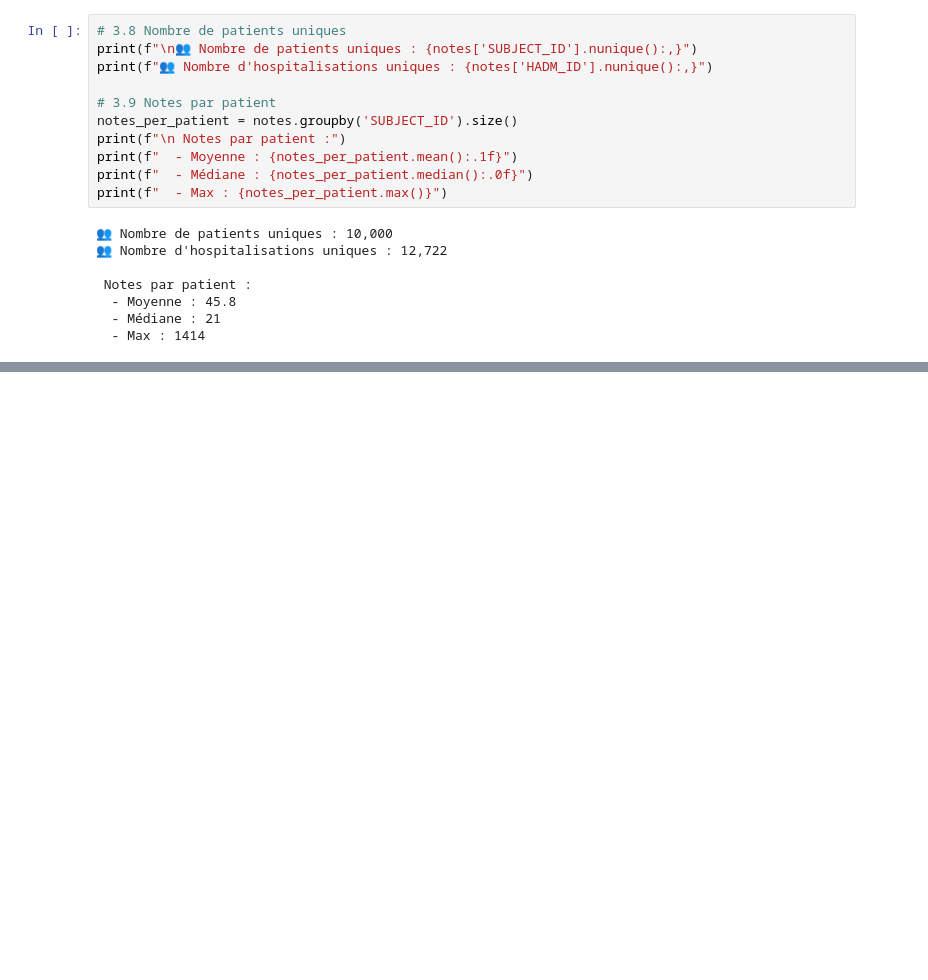
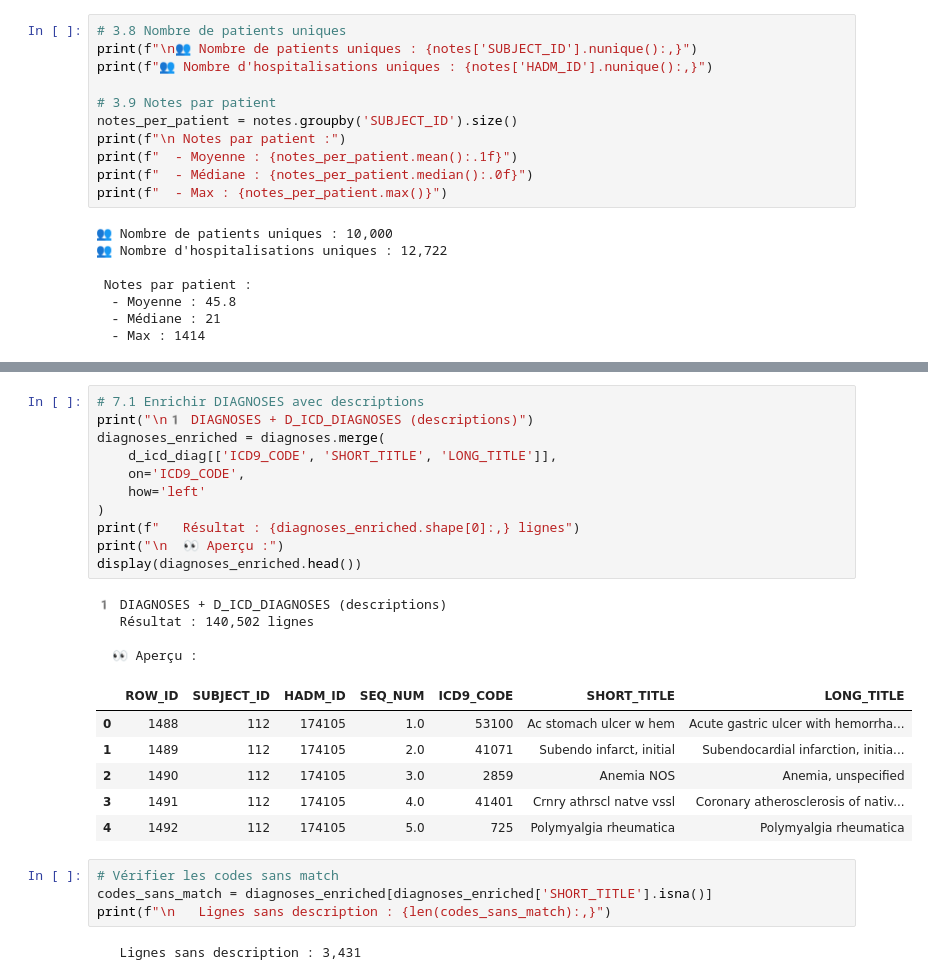
Before and after one commit to inesines02/m-dic-AIde, a Jupyter notebook: notebooks/01_data_exploration.ipynb, the cells around one changed output, grey strips where cells are left out. Cells and saved outputs as stored; diff of their text form; blank space fills up the shorter version.

```diff
--- a/notebooks/01_data_exploration.ipynb
+++ b/notebooks/01_data_exploration.ipynb
@@ -209,0 +447,28 @@ print(f"  - Max : {notes_per_patient.max()}")
+# %%
+# 7.1 Enrichir DIAGNOSES avec descriptions
+print("\n1️ DIAGNOSES + D_ICD_DIAGNOSES (descriptions)")
+diagnoses_enriched = diagnoses.merge(
+    d_icd_diag[['ICD9_CODE', 'SHORT_TITLE', 'LONG_TITLE']],
+    on='ICD9_CODE',
+    how='left'
+)
+print(f"   Résultat : {diagnoses_enriched.shape[0]:,} lignes")
+print("\n  👀 Aperçu :")
+display(diagnoses_enriched.head())
+# %% [output]
+1️ DIAGNOSES + D_ICD_DIAGNOSES (descriptions)
+   Résultat : 140,502 lignes
+
+  👀 Aperçu :
+|  | ROW_ID | SUBJECT_ID | HADM_ID | SEQ_NUM | ICD9_CODE | SHORT_TITLE | LONG_TITLE |
+| 0 | 1488 | 112 | 174105 | 1.0 | 53100 | Ac stomach ulcer w hem | Acute gastric ulcer with hemorrha... |
+| 1 | 1489 | 112 | 174105 | 2.0 | 41071 | Subendo infarct, initial | Subendocardial infarction, initia... |
+| 2 | 1490 | 112 | 174105 | 3.0 | 2859 | Anemia NOS | Anemia, unspecified |
+| 3 | 1491 | 112 | 174105 | 4.0 | 41401 | Crnry athrscl natve vssl | Coronary atherosclerosis of nativ... |
+| 4 | 1492 | 112 | 174105 | 5.0 | 725 | Polymyalgia rheumatica | Polymyalgia rheumatica |
+# %%
+# Vérifier les codes sans match
+codes_sans_match = diagnoses_enriched[diagnoses_enriched['SHORT_TITLE'].isna()]
+print(f"\n   Lignes sans description : {len(codes_sans_match):,}")
+# %% [output]
+   Lignes sans description : 3,431
```
Also changed, not shown: parts of 30 cells of this notebook.
